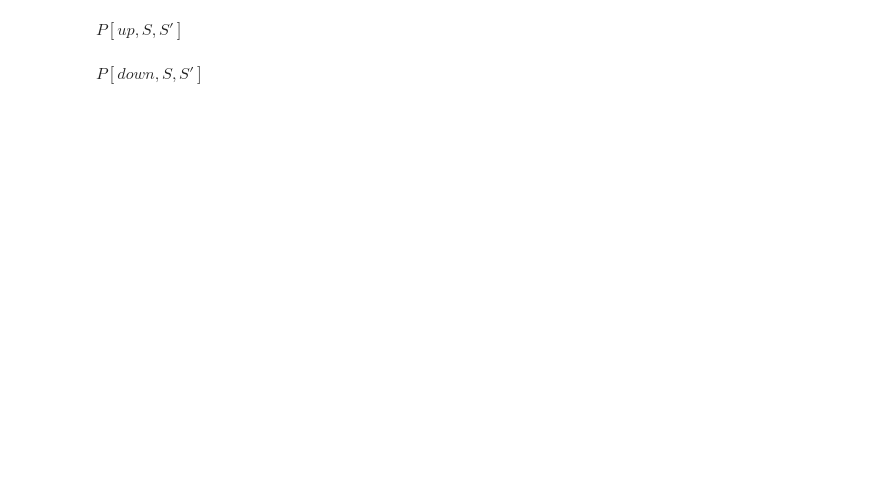
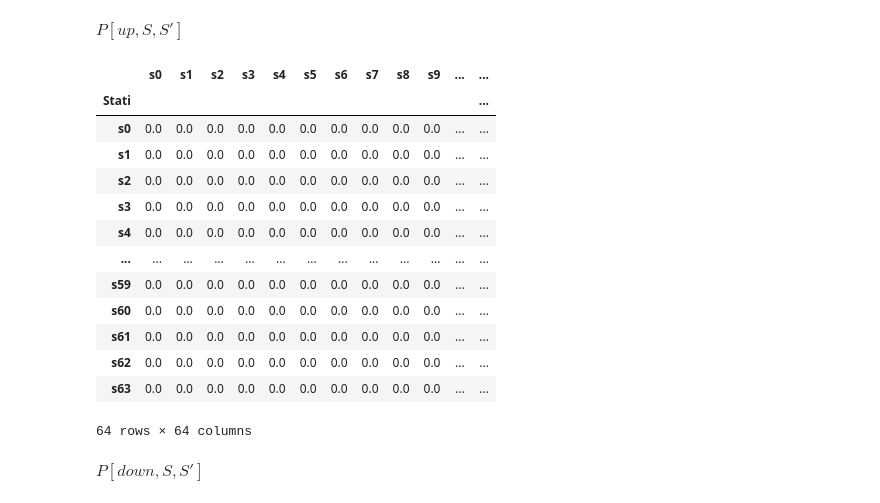
Before and after one commit to Alemato/ai_homeworks, a Jupyter notebook: homework3/homework_rl.ipynb, the cells around one changed output. Cells and saved outputs as stored; diff of their text form; code cells hidden in the pictures; blank space fills up the shorter version.

```diff
--- a/homework3/homework_rl.ipynb
+++ b/homework3/homework_rl.ipynb
@@ -258,9 +487,24 @@ $P[right, S, S']$
 # %% [markdown]
 <p>$P[up, S, S']$</p>
 # %%
-# transition_up = world.print_transitions_matrix(action='up')
-# transition_up.to_csv("transitions/transition_up.csv")
-# transition_up
+transition_up = world.print_transitions_matrix(action='up')
+transition_up.to_csv("transitions/transition_up.csv")
+transition_up
+# %% [output]
+|  | s0 | s1 | s2 | s3 | s4 | s5 | s6 | s7 | s8 | s9 | ... | ... |
+| Stati |  |  |  |  |  |  |  |  |  |  |  | ... |
+| s0 | 0.0 | 0.0 | 0.0 | 0.0 | 0.0 | 0.0 | 0.0 | 0.0 | 0.0 | 0.0 | ... | ... |
+| s1 | 0.0 | 0.0 | 0.0 | 0.0 | 0.0 | 0.0 | 0.0 | 0.0 | 0.0 | 0.0 | ... | ... |
+| s2 | 0.0 | 0.0 | 0.0 | 0.0 | 0.0 | 0.0 | 0.0 | 0.0 | 0.0 | 0.0 | ... | ... |
+| s3 | 0.0 | 0.0 | 0.0 | 0.0 | 0.0 | 0.0 | 0.0 | 0.0 | 0.0 | 0.0 | ... | ... |
+| s4 | 0.0 | 0.0 | 0.0 | 0.0 | 0.0 | 0.0 | 0.0 | 0.0 | 0.0 | 0.0 | ... | ... |
+| ... | ... | ... | ... | ... | ... | ... | ... | ... | ... | ... | ... | ... |
+| s59 | 0.0 | 0.0 | 0.0 | 0.0 | 0.0 | 0.0 | 0.0 | 0.0 | 0.0 | 0.0 | ... | ... |
+| s60 | 0.0 | 0.0 | 0.0 | 0.0 | 0.0 | 0.0 | 0.0 | 0.0 | 0.0 | 0.0 | ... | ... |
+| s61 | 0.0 | 0.0 | 0.0 | 0.0 | 0.0 | 0.0 | 0.0 | 0.0 | 0.0 | 0.0 | ... | ... |
+| s62 | 0.0 | 0.0 | 0.0 | 0.0 | 0.0 | 0.0 | 0.0 | 0.0 | 0.0 | 0.0 | ... | ... |
+| s63 | 0.0 | 0.0 | 0.0 | 0.0 | 0.0 | 0.0 | 0.0 | 0.0 | 0.0 | 0.0 | ... | ... |
+64 rows × 64 columns
 # %% [markdown]
 <p>$P[down, S, S']$</p>
 # %%
```
Also changed, not shown: parts of 36 cells of this notebook, 5 other files.
